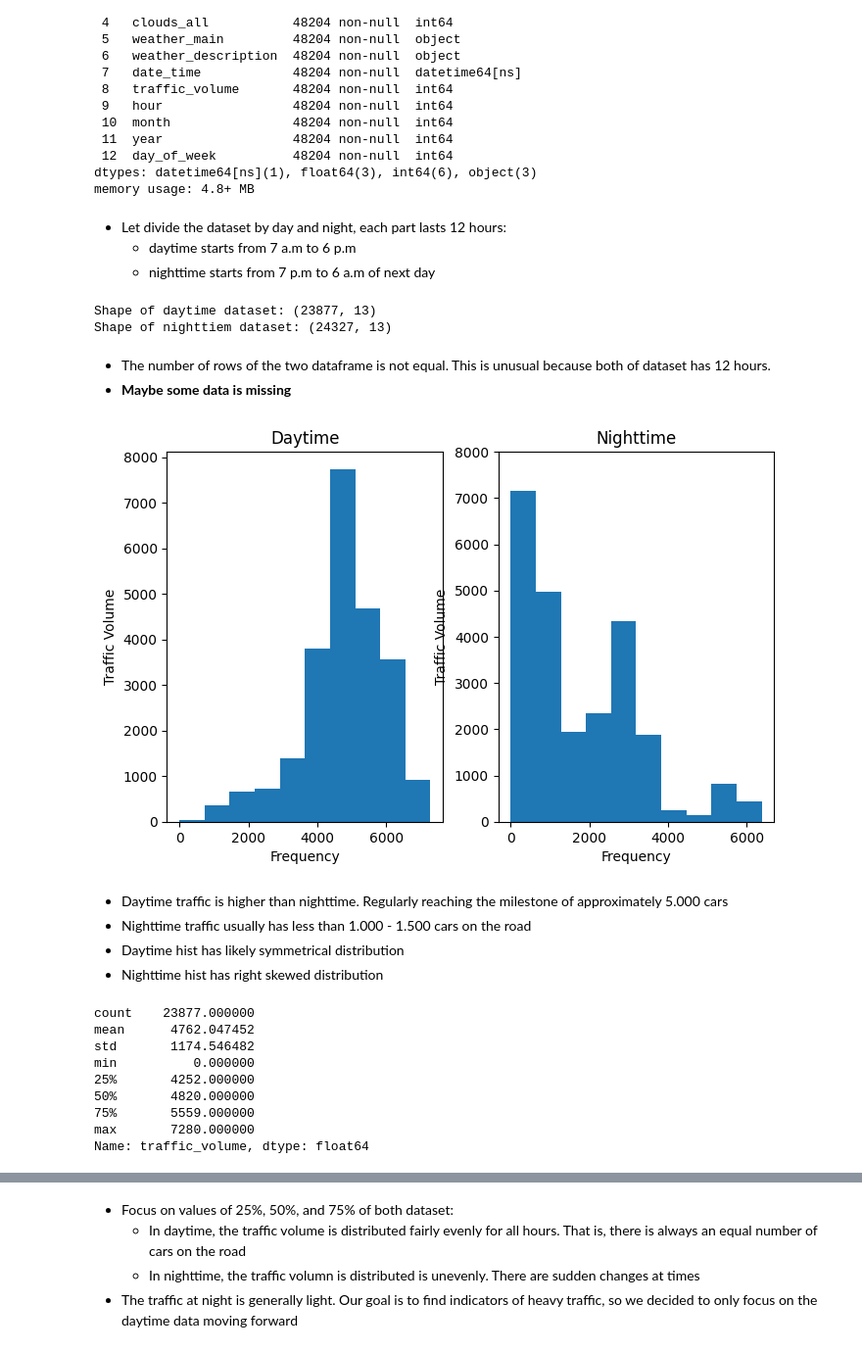
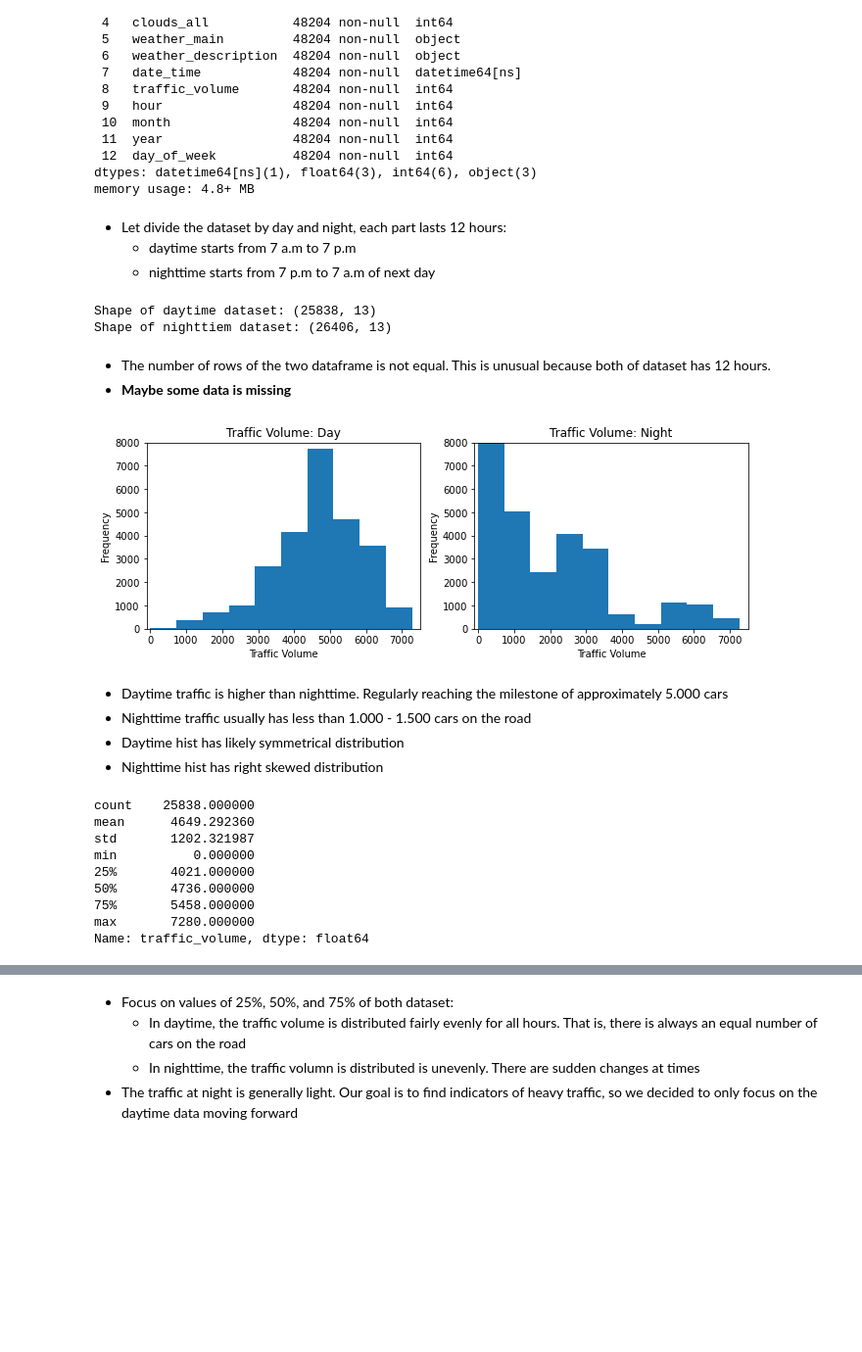
Before and after one commit to chiennguyen7165/My-Data-Scientist-Pathway, a Jupyter notebook: Finding Heavy Traffic Indicators on I-94/traffic.ipynb, the cells around one changed output, grey strips where cells are left out. Shown: that part at 98% size. Drawn from its saved outputs; the diff is of its cells as text; code cells hidden in the pictures; blank space fills up the shorter version.

```diff
--- a/Finding Heavy Traffic Indicators on I-94/traffic.ipynb
+++ b/Finding Heavy Traffic Indicators on I-94/traffic.ipynb
@@ -17,7 +20,7 @@
 - traffic_volume Numeric Hourly I-94 ATR 301 reported westbound traffic volume
 # %%
 import pandas as pd
-traffic = pd.read_csv('Metro_Interstate_Traffic_Volume.csv')
+traffic = pd.read_csv('traffic.csv')
 
 # Examine the first five rows
 print(traffic.head())
@@ -132,34 +140,40 @@ dtypes: datetime64[ns](1), float64(3), int64(6), object(3)
 memory usage: 4.8+ MB
 # %% [markdown]
 - Let divide the dataset by day and night, each part lasts 12 hours:
-    - daytime starts from 7 a.m to 6 p.m
-    - nighttime starts from 7 p.m to 6 a.m of next day
+    - daytime starts from 7 a.m to 7 p.m
+    - nighttime starts from 7 p.m to 7 a.m of next day
 # %%
-traffic_day = traffic.loc[(traffic['hour'] >= 7) & (traffic['hour'] <= 18)]
-traffic_night = traffic.loc[(traffic['hour'] >=  19) | (traffic['hour'] <= 6)]
+traffic_day = traffic.loc[(traffic['hour'] >= 7) & (traffic['hour'] <= 19)]
+traffic_night = traffic.loc[(traffic['hour'] >=  19) | (traffic['hour'] <= 7)]
 # %%
 print("Shape of daytime dataset:", traffic_day.shape)
 print("Shape of nighttiem dataset:",traffic_night.shape)
 # %% [output]
-Shape of daytime dataset: (23877, 13)
-Shape of nighttiem dataset: (24327, 13)
+Shape of daytime dataset: (25838, 13)
+Shape of nighttiem dataset: (26406, 13)
 # %% [markdown]
 - The number of rows of the two dataframe is not equal. This is unusual because both of dataset has 12 hours.
 - **Maybe some data is missing**
 # %%
-plt.figure(figsize=(8,5))
+plt.figure(figsize=(11,3.5))
+
 plt.subplot(1, 2, 1)
 plt.hist(traffic_day['traffic_volume'])
-plt.title('Daytime')
-plt.xlabel('Frequency')
-plt.ylabel('Traffic Volume')
+plt.xlim(-100, 7500)
+plt.ylim(0, 8000)
+plt.title('Traffic Volume: Day')
+plt.ylabel('Frequency')
+plt.xlabel('Traffic Volume')
+
 plt.subplot(1, 2, 2)
 plt.hist(traffic_night['traffic_volume'])
-plt.xlabel('Frequency')
-plt.ylabel('Traffic Volume')
-plt.title('Nighttime')
-plt.ylim(bottom=0, top=8000)
+plt.xlim(-100, 7500)
+plt.ylim(0, 8000)
+plt.title('Traffic Volume: Night')
+plt.ylabel('Frequency')
+plt.xlabel('Traffic Volume')
+
 plt.show()
 # %% [output]
-[figure, old version]
+[figure, new version]
 # %% [markdown]
@@ -170,13 +185,13 @@ plt.show()
 # %%
 traffic_day['traffic_volume'].describe()
 # %% [output]
-count    23877.000000
-mean      4762.047452
-std       1174.546482
+count    25838.000000
+mean      4649.292360
+std       1202.321987
 min          0.000000
-25%       4252.000000
-50%       4820.000000
-75%       5559.000000
+25%       4021.000000
+50%       4736.000000
+75%       5458.000000
 max       7280.000000
 Name: traffic_volume, dtype: float64
 # %%
```
Also changed, not shown: parts of 28 cells of this notebook, 5 other files.
